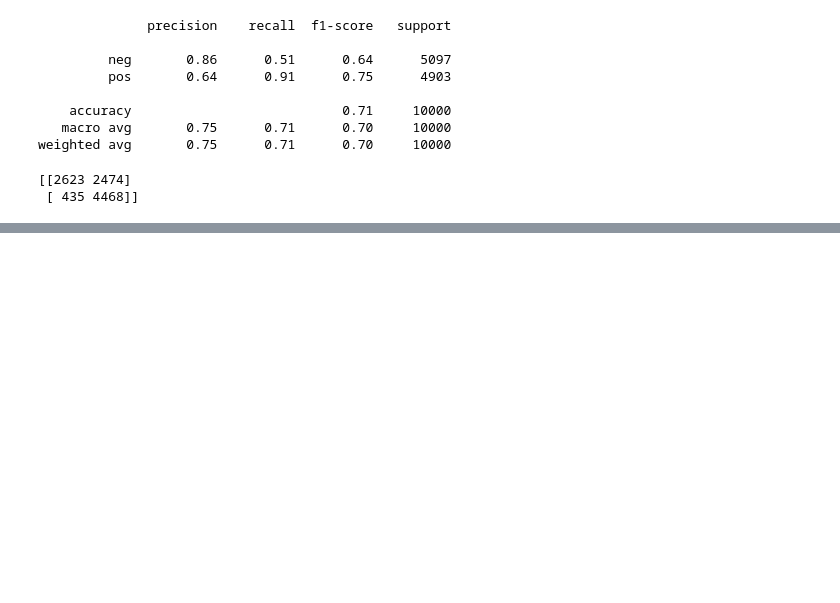
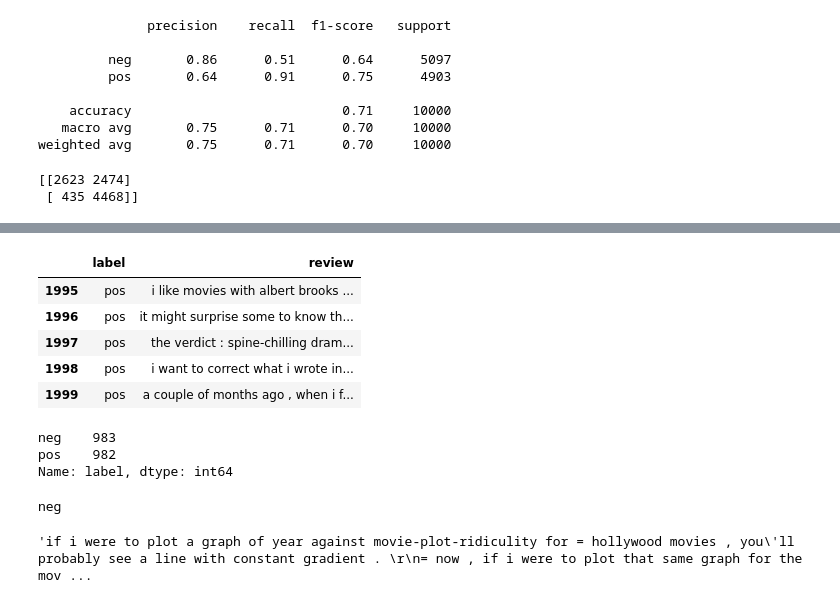
Before and after one commit to mralamdari/NLP-Sentiment-Analysis, a Jupyter notebook: NLP_Semantiment_Analysis.ipynb, the cells around one changed output, grey strips where cells are left out. Cells and saved outputs as stored; diff of their text form; code cells hidden in the pictures; blank space fills up the shorter version.

```diff
--- a/NLP_Semantiment_Analysis.ipynb
+++ b/NLP_Semantiment_Analysis.ipynb
@@ -393,0 +409,11 @@ print(metrics.confusion_matrix(df['label'], df['compound_score']))
+# %%
+df = pd.read_csv('moviereviews.tsv', sep='\t')
+# %%
+df.tail()
+# %% [output]
+|  | label | review |
+| 1995 | pos | i like movies with albert brooks ... |
+| 1996 | pos | it might surprise some to know th... |
+| 1997 | pos | the verdict : spine-chilling dram... |
+| 1998 | pos | i want to correct what i wrote in... |
+| 1999 | pos | a couple of months ago , when i f... |
@@ -393,0 +422,6 @@ print(metrics.confusion_matrix(df['label'], df['compound_score']))
+# %%
+df['label'].value_counts()
+# %% [output]
+neg    983
+pos    982
+Name: label, dtype: int64
@@ -393,0 +431,7 @@ print(metrics.confusion_matrix(df['label'], df['compound_score']))
+# %%
+text = df.iloc[np.random.randint(0, len(df))]
+print(text.label, end='\n')
+text.review
+# %% [output]
+neg
+'if i were to plot a graph of year against movie-plot-ridiculity for = hollywood movies , you\'ll probably see a line with constant gradient . \r\n= now , if i were to plot that same graph for the mov ...
```
Also changed, not shown: parts of 4 cells of this notebook.
